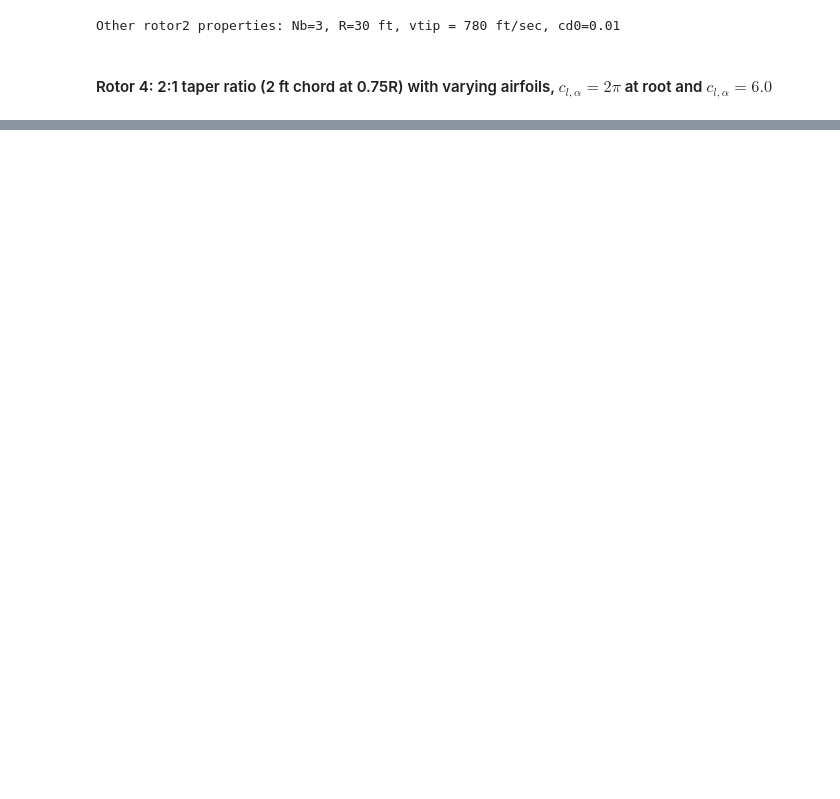
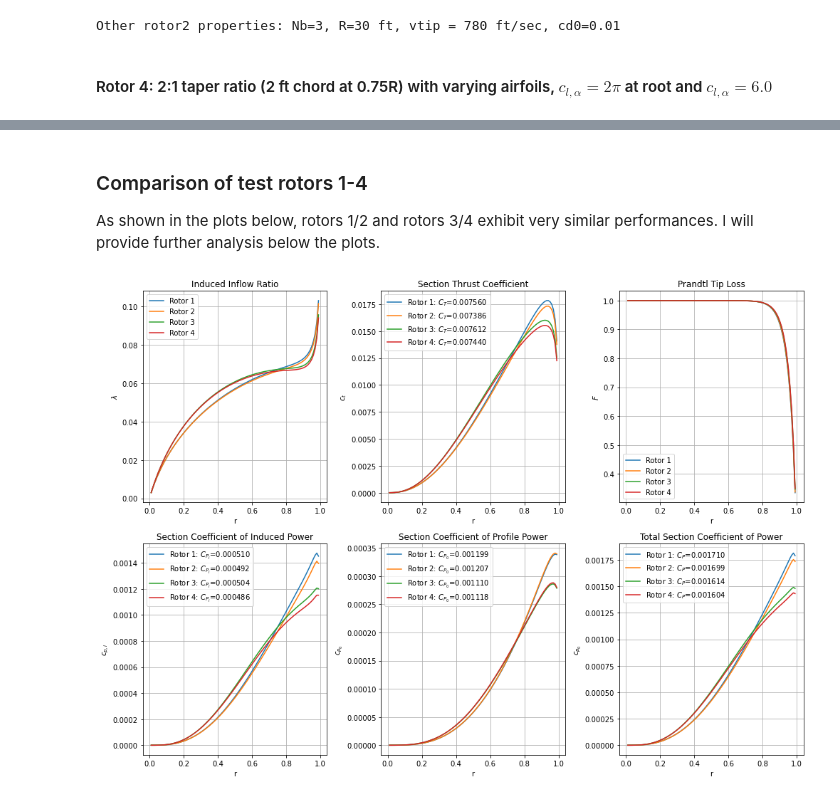
Before and after one commit to nruhl25/HoveringVehicleDesign, a Jupyter notebook: proj1/proj1_report.ipynb, the cells around one changed output, grey strips where cells are left out. Cells and saved outputs as stored; diff of their text form; code cells hidden in the pictures; blank space fills up the shorter version.

```diff
--- a/proj1/proj1_report.ipynb
+++ b/proj1/proj1_report.ipynb
@@ -297,0 +235,10 @@ plt.legend()
+# %% [markdown]
+### Comparison of test rotors 1-4
+
+As shown in the plots below, rotors 1/2 and rotors 3/4 exhibit very similar performances. I will provide further analysis below the plots.
+# %%
+rotor_list = [rotor1, rotor2, rotor3, rotor4]
+
+plotter.compare_rotors(rotor_list)
+# %% [output]
+[figure, added]
```
Also changed, not shown: parts of 38 cells of this notebook, 4 other files.
